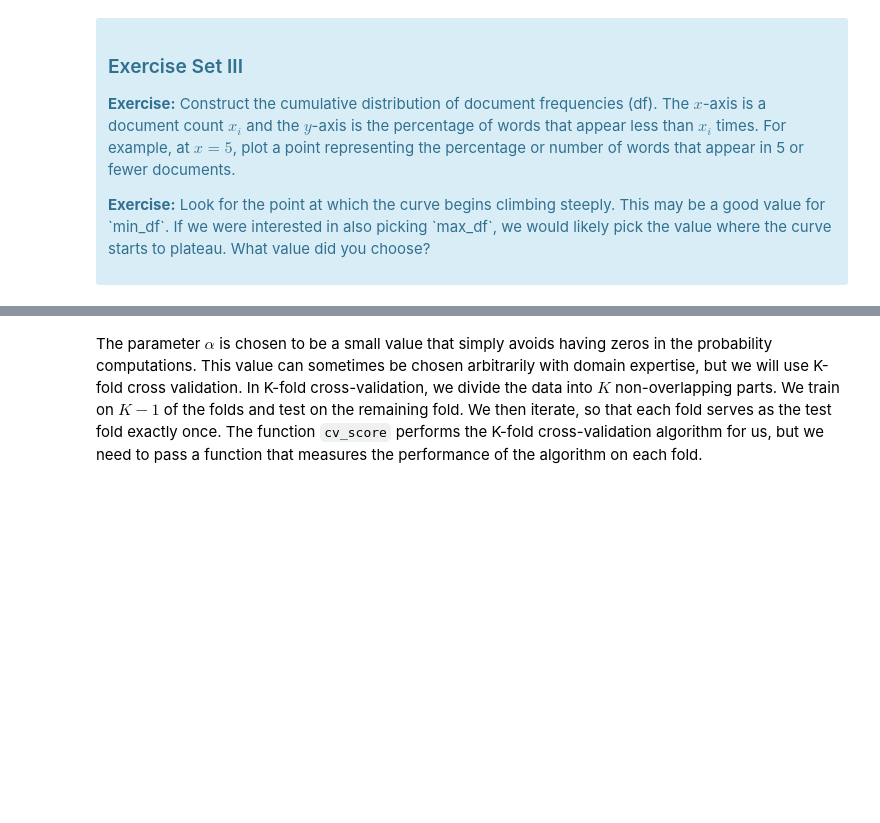
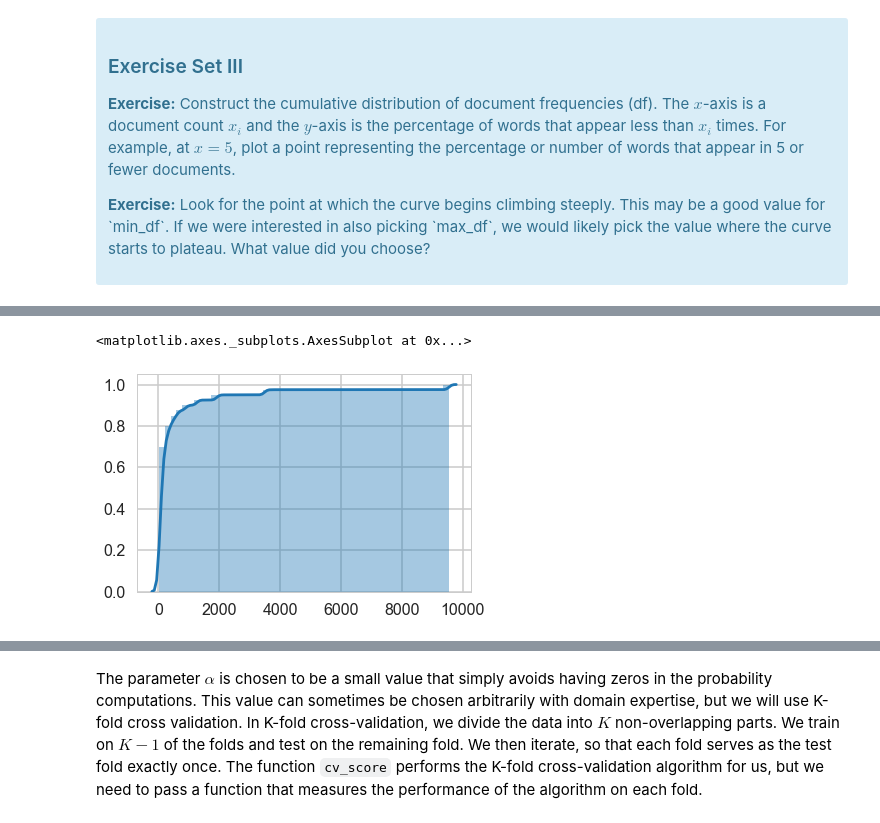
Before and after one commit to littlesiagoy/Springboard-Projects, a Jupyter notebook: Machine Learning Projects/11.3 #1 - Predicting Movie Ratings from Reviews Using Naive Bayes/Mini_Project_Naive_Bayes.ipynb, the cells around one changed output, grey strips where cells are left out. Drawn from its saved outputs; the diff is of its cells as text; code cells hidden in the pictures; blank space fills up the shorter version.

```diff
--- a/Machine Learning Projects/11.3 #1 - Predicting Movie Ratings from Reviews Using Naive Bayes/Mini_Project_Naive_Bayes.ipynb
+++ b/Machine Learning Projects/11.3 #1 - Predicting Movie Ratings from Reviews Using Naive Bayes/Mini_Project_Naive_Bayes.ipynb
@@ -309,0 +300,16 @@ df.head()
+# %%
+# Your turn.
+# Get the total of the axis
+distribution = X.sum(axis=0)
+distribution = distribution.transpose()
+document_freq = pd.DataFrame(data=distribution)
+
+# Group by the document count and get their size.
+document_grouped = document_freq.groupby(0).size()
+
+# Plot the cummulative distribution plot.  We use the first 40 entries
+# to give us close look at the beginning of the plot.
+sns.distplot(document_grouped.head(40), hist_kws=dict(cumulative=True), kde_kws=dict(cumulative=True))
+# %% [output]
+<matplotlib.axes._subplots.AxesSubplot at 0x...>
+[figure, added]
```
Also changed, not shown: parts of 3 cells of this notebook, 2 other files.
